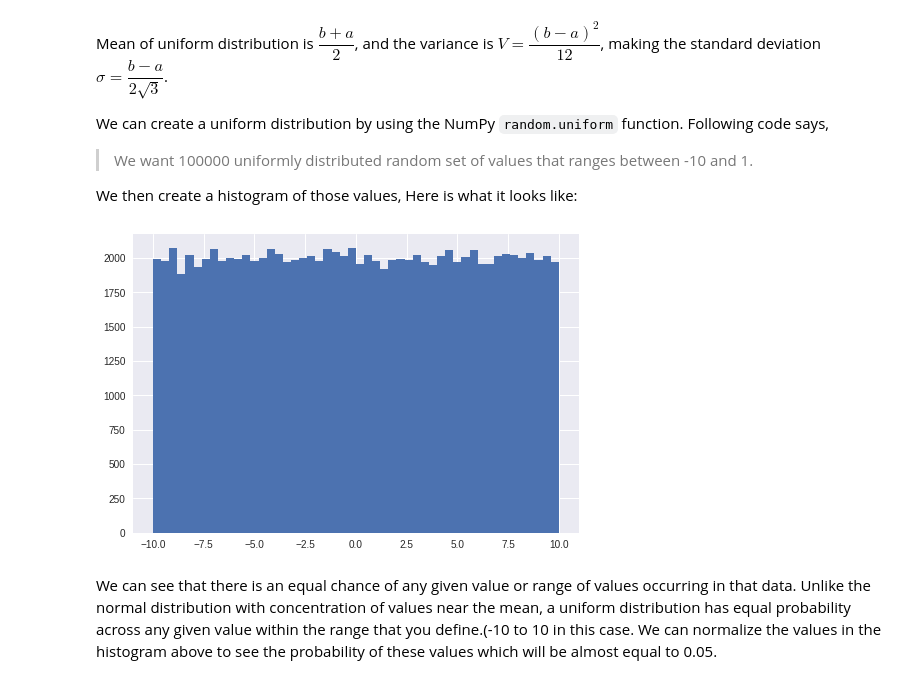
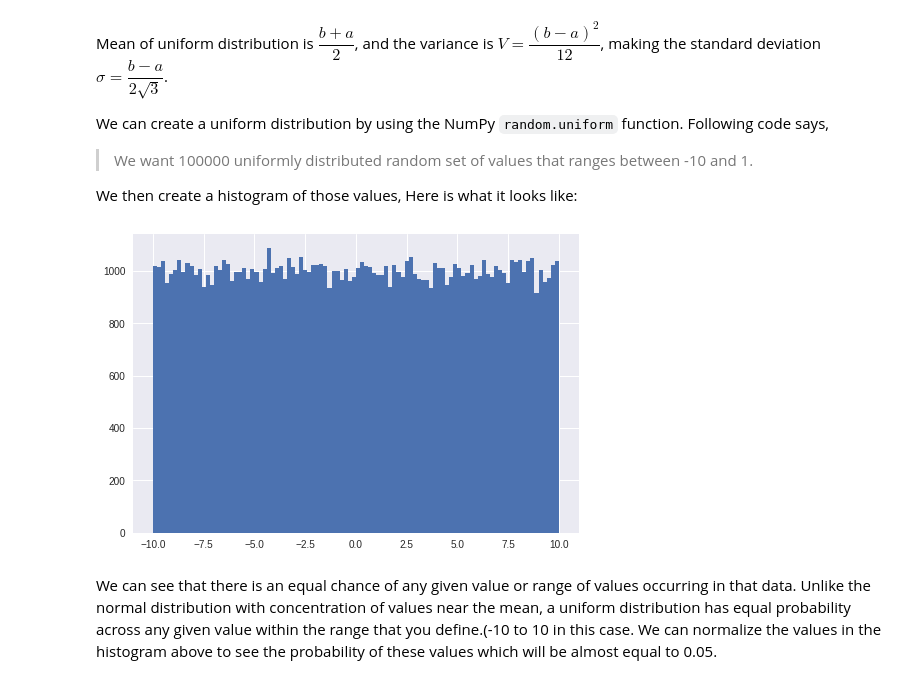
Before and after one commit to max-miller/dsc-probability-distributions-recap-nyc-ds-career-042219, a Jupyter notebook: index.ipynb, the cells around one changed output. Cells and saved outputs as stored; diff of their text form; code cells hidden in the pictures.

```diff
--- a/index.ipynb
+++ b/index.ipynb
@@ -37,14 +37,14 @@ We then create a histogram of those values, Here is what it looks like:
 # %%
 import numpy as np
 import matplotlib.pyplot as plt
 %matplotlib inline
 plt.style.use('seaborn')
 values = np.random.uniform(-10.0, 10.0, 100000)
-plt.hist(values, 50)
+plt.hist(values, 100)
 
 plt.show()
 # %% [output]
-[figure, old version]
+[figure, new version]
 # %% [markdown]
 We can see that there is an equal chance of any given value or range of values occurring in that data.  Unlike the normal distribution with concentration of values near the mean, a uniform distribution has equal probability across any given value within the range that you define.(-10 to 10 in this case. We can normalize the values in the histogram above to see the probability of these values which will be almost equal to 0.05.
 # %%
```
